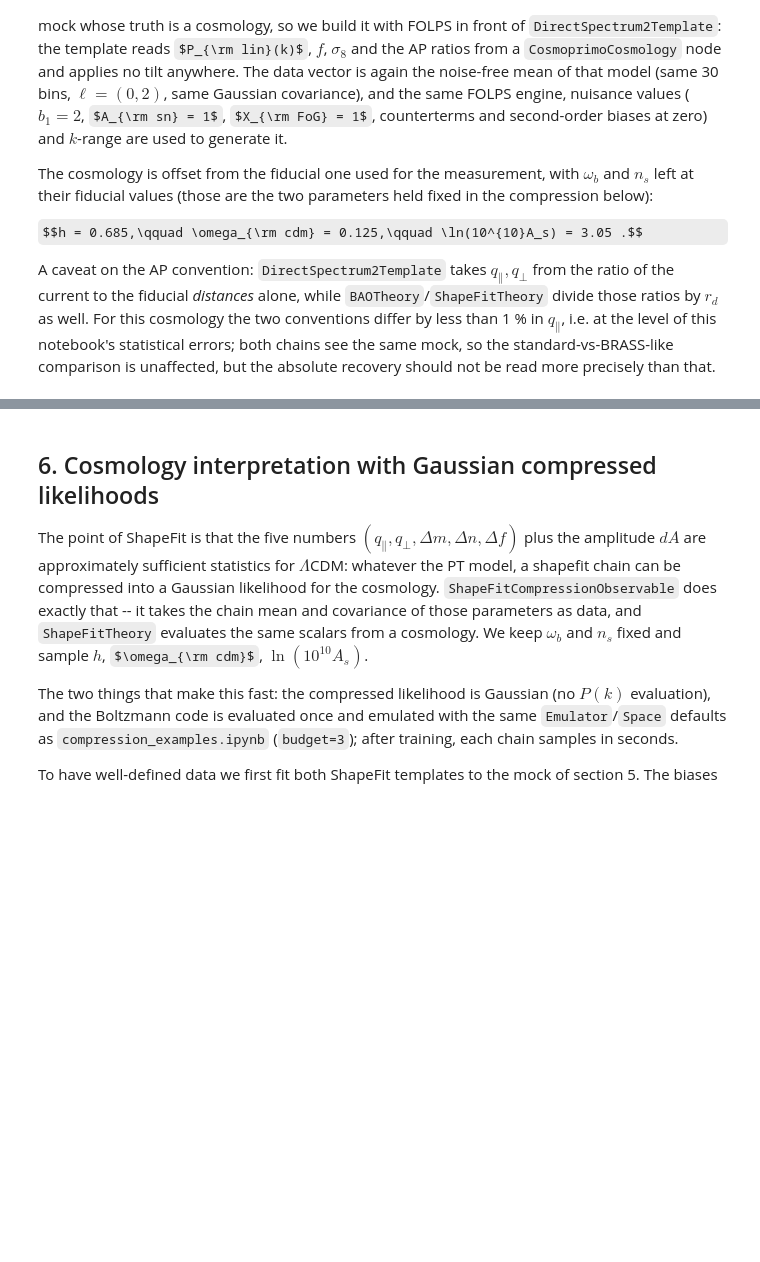
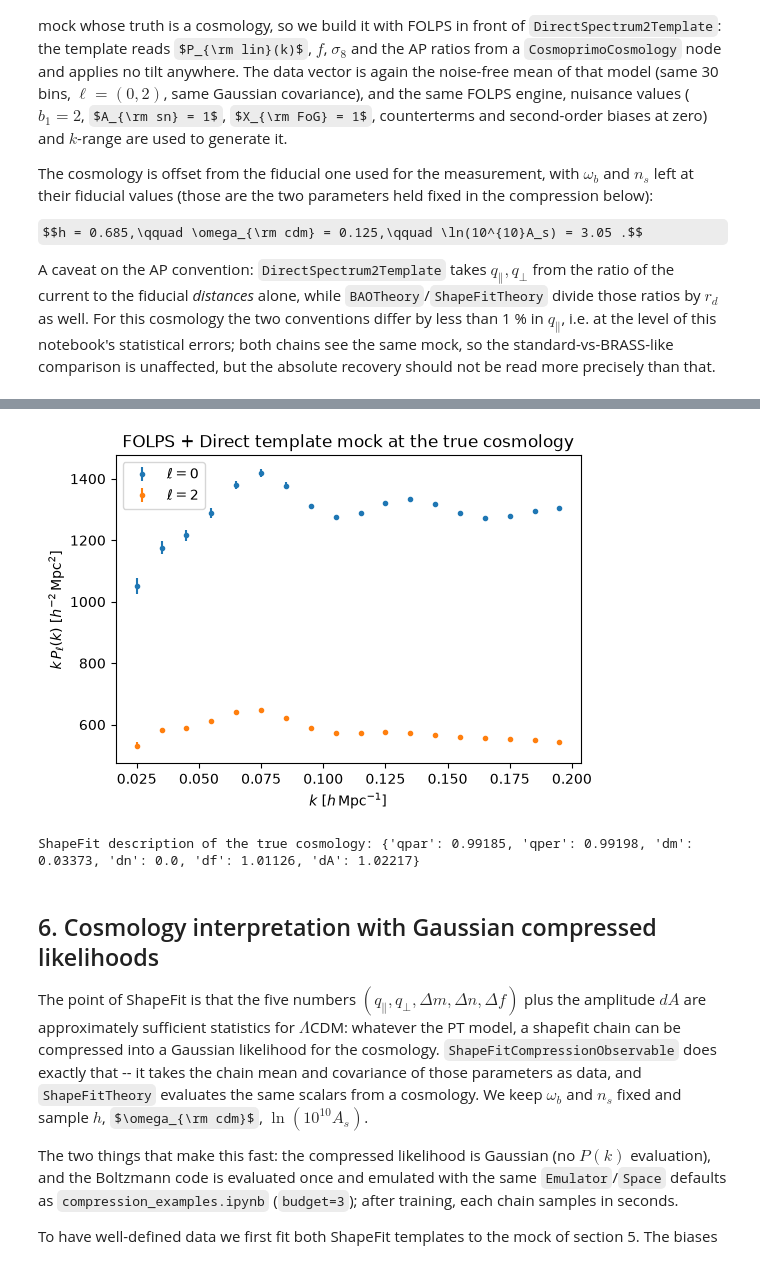
Before and after one commit to dforero0896/desilike, a Jupyter notebook: nb/fs_shapefit_fast.ipynb, the cells around one changed output, grey strips where cells are left out. Drawn from its saved outputs; the diff is of its cells as text; code cells hidden in the pictures; some formulas as TeX source; blank space fills up the shorter version.

```diff
--- a/nb/fs_shapefit_fast.ipynb
+++ b/nb/fs_shapefit_fast.ipynb
@@ -467,23 +472,26 @@ print(f'mock generated at h={TRUE_COSMO["h"]}, omega_cdm={TRUE_COSMO["omega_cdm"
 # %%
 fig, ax = plt.subplots(figsize=(6, 4))
 fitted = (k > 0.02) & (k < 0.2)
 for iell, ell in enumerate(ells):
-    err = np.sqrt(np.diag(covariance_direct_full))[iell * k.size:][fitted]
-    ax.errorbar(kf, kf * poles_direct[iell][fitted], yerr=kf * err, marker='o', ls='', ms=3,
-                label=rf'$\ell = {ell}$')
+    y = poles[iell][(k > 0.02) & (k < 0.2)]
+    err = np.sqrt(np.diag(covariance_full)[iell * k.size + np.where((k > 0.02) & (k < 0.2))[0]])
+    ax.errorbar(kf, kf * y, yerr=kf * err, marker='o', ls='', ms=3, label=rf'$\ell = {ell}$')
 ax.set_xlabel(r'$k$ [$h\,$Mpc$^{-1}$]')
 ax.set_ylabel(r'$k\,P_\ell(k)$ [$h^{-2}\,$Mpc$^2$]')
 ax.set_title('FOLPS + Direct template mock at the true cosmology')
 ax.legend()
 plt.show()
 
 # What ShapeFit would say about this cosmology: the target of the fit below.
 shapefit_truth_theory = ShapeFitTheory(z=z, fiducial=FIDUCIAL, cosmo=true_cosmo_calculator())
 build(shapefit_truth_theory)()
 SHAPEFIT_TRUTH = {name: float(getattr(shapefit_truth_theory, name))
                   for name in ['qpar', 'qper', 'dm', 'dn', 'df', 'dA']}
 print('ShapeFit description of the true cosmology:',
       {name: round(value, 5) for name, value in SHAPEFIT_TRUTH.items()})
+# %% [output]
+[figure, added]
+ShapeFit description of the true cosmology: {'qpar': 0.99185, 'qper': 0.99198, 'dm': 0.03373, 'dn': 0.0, 'df': 1.01126, 'dA': 1.02217}
 # %% [markdown]
 ## 6. Cosmology interpretation with Gaussian compressed likelihoods
 
```
Also changed, not shown: parts of 9 cells of this notebook.
